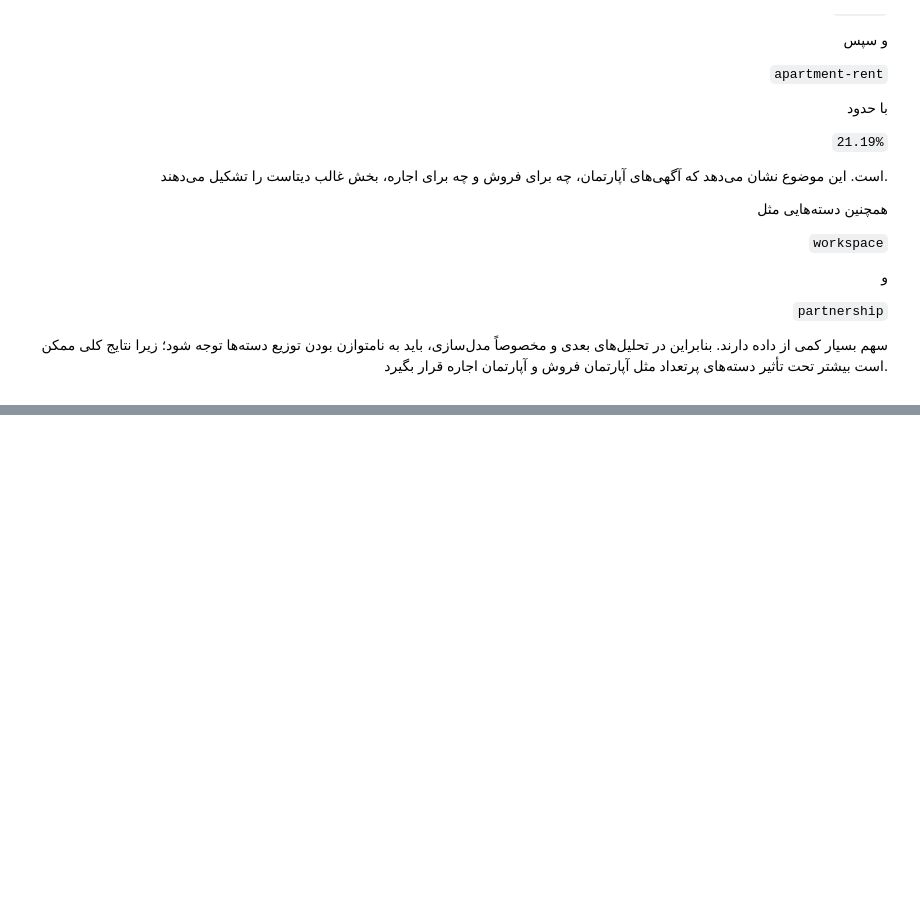
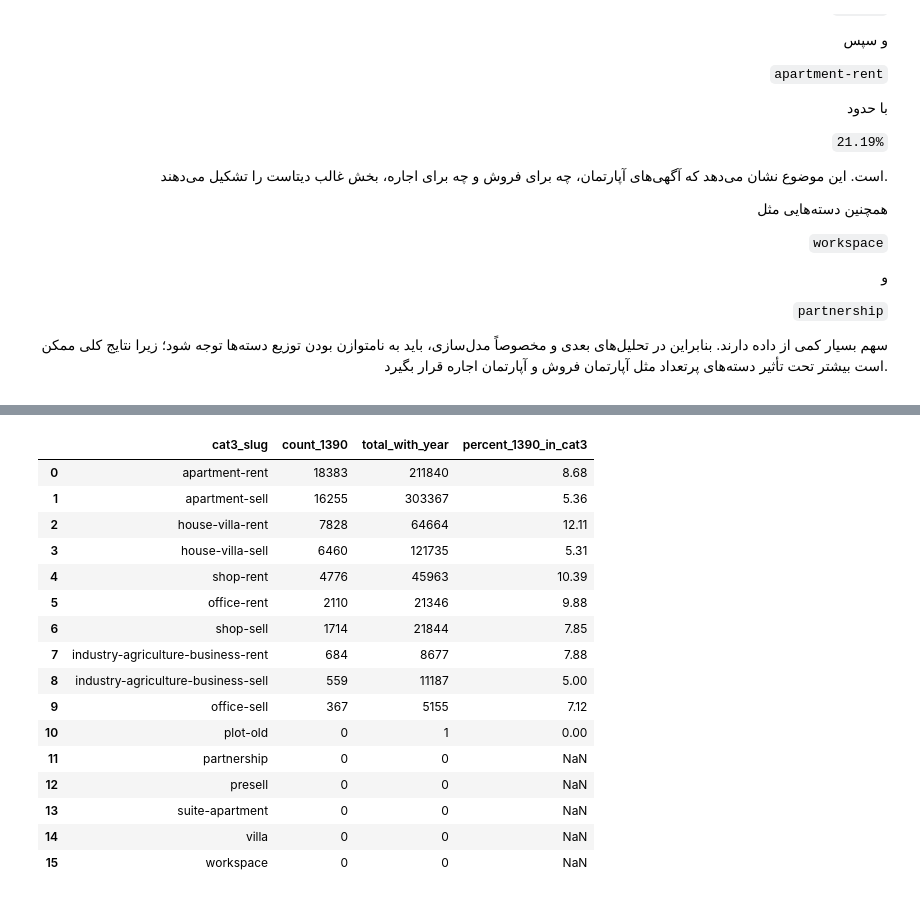
Before and after one commit to AliRaddman/divar-ml-project, a Jupyter notebook: notebooks/work/descriptive_ali.ipynb, the cells around one changed output, grey strips where cells are left out. Drawn from its saved outputs; the diff is of its cells as text; code cells hidden in the pictures; blank space fills up the shorter version.

```diff
--- a/notebooks/work/descriptive_ali.ipynb
+++ b/notebooks/work/descriptive_ali.ipynb
@@ -278,0 +415,45 @@ plt.show()
+# %%
+year_1390_by_cat3 = (
+    df[df["construction_year"] == 1390]
+    .groupby("cat3_slug")
+    .size()
+    .sort_values(ascending=False)
+    .reset_index(name="count_1390")
+)
+
+year_total_by_cat3 = (
+    df[df["construction_year"].notna()]
+    .groupby("cat3_slug")
+    .size()
+    .reset_index(name="total_with_year")
+)
+
+year_1390_analysis = year_1390_by_cat3.merge(
+    year_total_by_cat3,
+    on="cat3_slug",
+    how="left"
+)
+
+year_1390_analysis["percent_1390_in_cat3"] = (
+    year_1390_analysis["count_1390"] / year_1390_analysis["total_with_year"] * 100
+).round(2)
+
+display(year_1390_analysis)
+# %% [output]
+|  | cat3_slug | count_1390 | total_with_year | percent_1390_in_cat3 |
+| 0 | apartment-rent | 18383 | 211840 | 8.68 |
+| 1 | apartment-sell | 16255 | 303367 | 5.36 |
+| 2 | house-villa-rent | 7828 | 64664 | 12.11 |
+| 3 | house-villa-sell | 6460 | 121735 | 5.31 |
+| 4 | shop-rent | 4776 | 45963 | 10.39 |
+| 5 | office-rent | 2110 | 21346 | 9.88 |
+| 6 | shop-sell | 1714 | 21844 | 7.85 |
+| 7 | industry-agriculture-business-rent | 684 | 8677 | 7.88 |
+| 8 | industry-agriculture-business-sell | 559 | 11187 | 5.00 |
+| 9 | office-sell | 367 | 5155 | 7.12 |
+| 10 | plot-old | 0 | 1 | 0.00 |
+| 11 | partnership | 0 | 0 | NaN |
+| 12 | presell | 0 | 0 | NaN |
+| 13 | suite-apartment | 0 | 0 | NaN |
+| 14 | villa | 0 | 0 | NaN |
+| 15 | workspace | 0 | 0 | NaN |
```
Also changed, not shown: parts of 9 cells of this notebook.
